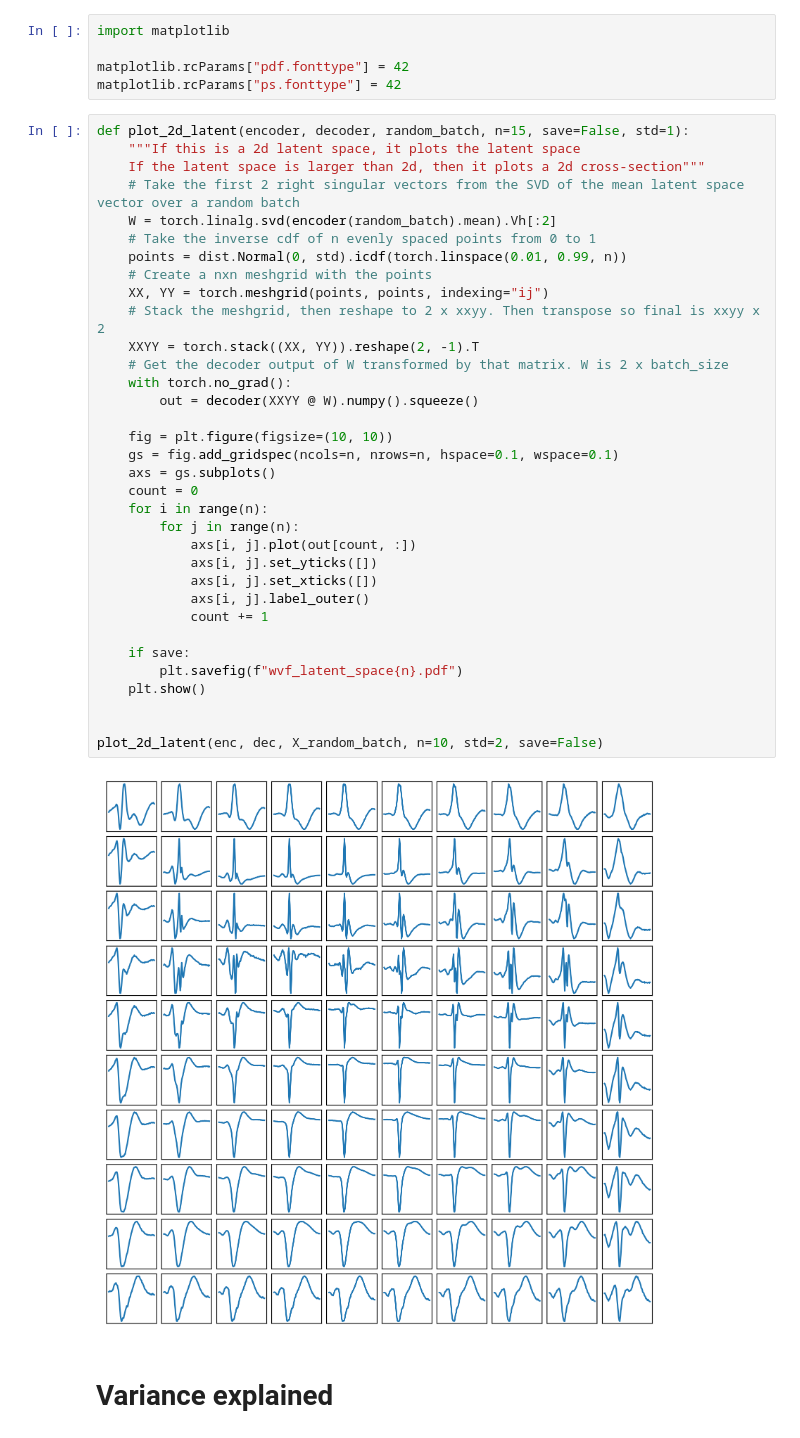
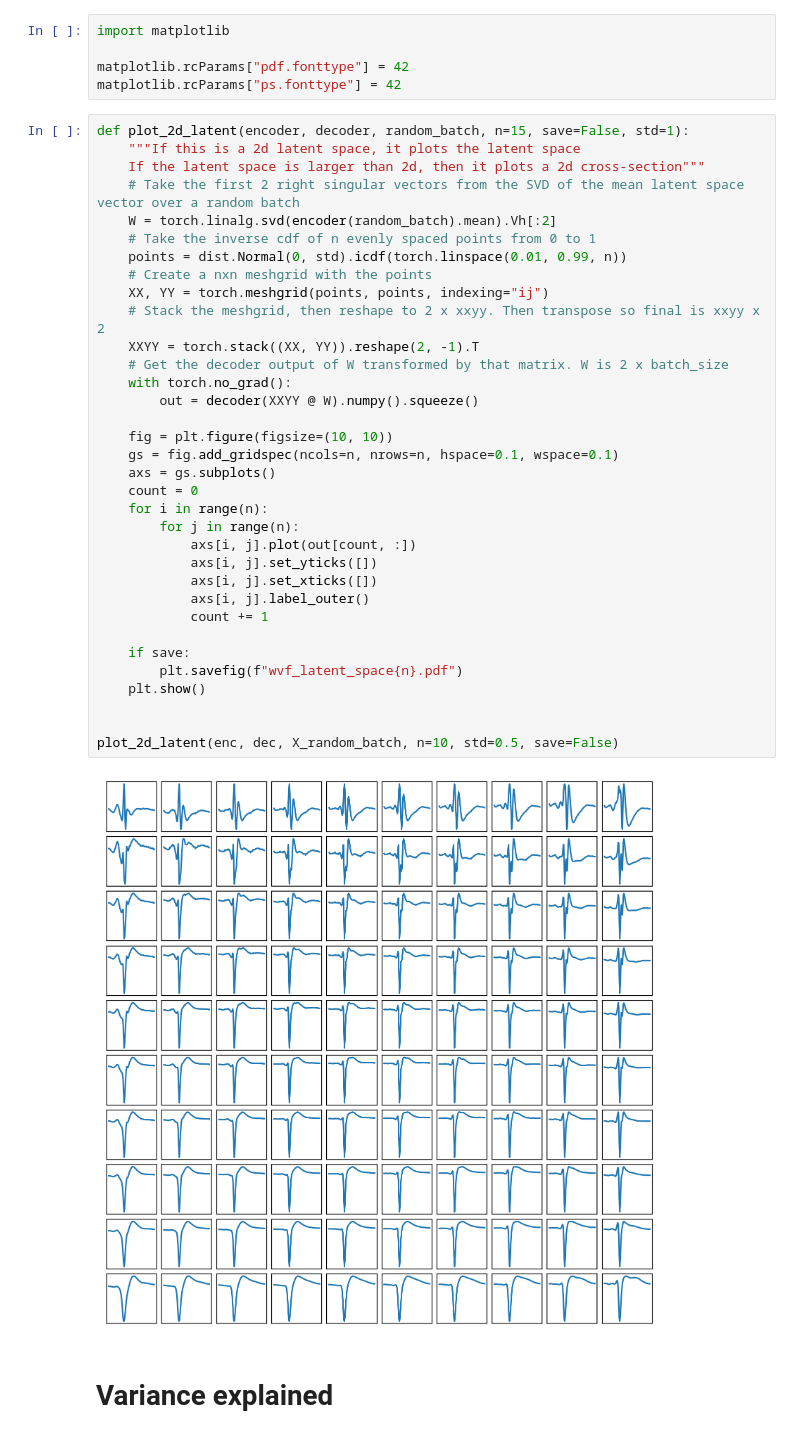
Before and after one commit to m-beau/NeuroPyxels, a Jupyter notebook: npyx/c4/VAE_training/VAE singlechannel wvf.ipynb, the cells around one changed output. Cells and saved outputs as stored; diff of their text form.

```diff
--- a/npyx/c4/VAE_training/VAE singlechannel wvf.ipynb
+++ b/npyx/c4/VAE_training/VAE singlechannel wvf.ipynb
@@ -447,35 +447,35 @@ def plot_2d_latent(encoder, decoder, random_batch, n=15, save=False, std=1):
     # Take the first 2 right singular vectors from the SVD of the mean latent space vector over a random batch
     W = torch.linalg.svd(encoder(random_batch).mean).Vh[:2]
     # Take the inverse cdf of n evenly spaced points from 0 to 1
     points = dist.Normal(0, std).icdf(torch.linspace(0.01, 0.99, n))
     # Create a nxn meshgrid with the points
     XX, YY = torch.meshgrid(points, points, indexing="ij")
     # Stack the meshgrid, then reshape to 2 x xxyy. Then transpose so final is xxyy x 2
     XXYY = torch.stack((XX, YY)).reshape(2, -1).T
     # Get the decoder output of W transformed by that matrix. W is 2 x batch_size
     with torch.no_grad():
         out = decoder(XXYY @ W).numpy().squeeze()
 
     fig = plt.figure(figsize=(10, 10))
     gs = fig.add_gridspec(ncols=n, nrows=n, hspace=0.1, wspace=0.1)
     axs = gs.subplots()
     count = 0
     for i in range(n):
         for j in range(n):
             axs[i, j].plot(out[count, :])
             axs[i, j].set_yticks([])
             axs[i, j].set_xticks([])
             axs[i, j].label_outer()
             count += 1
 
     if save:
         plt.savefig(f"wvf_latent_space{n}.pdf")
     plt.show()
 
 
-plot_2d_latent(enc, dec, X_random_batch, n=10, std=2, save=False)
+plot_2d_latent(enc, dec, X_random_batch, n=10, std=0.5, save=False)
 # %% [output]
-[figure, old version]
+[figure, new version]
 # %% [markdown]
 # Variance explained
 # %%
```
Also changed, not shown: 2 other files.
